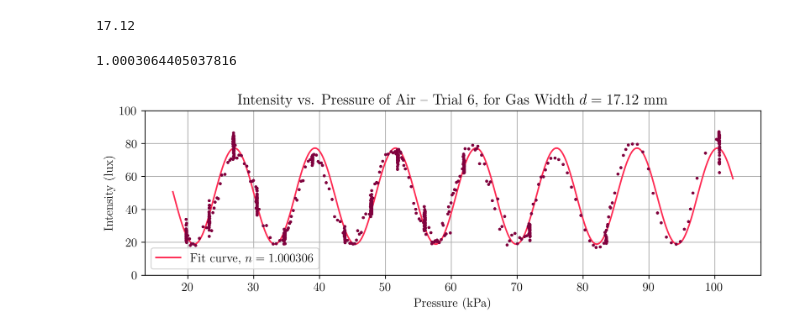
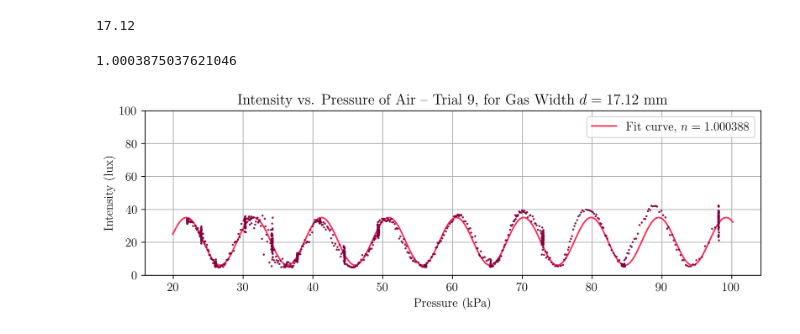
Before and after one commit to tobylee-create/5CL-Capstone, a Jupyter notebook: capstone_analysis.ipynb, the cells around one changed output. Drawn from its saved outputs; the diff is of its cells as text; code cells hidden in the pictures.

Commit message:
CO2 data

```diff
--- a/capstone_analysis.ipynb
+++ b/capstone_analysis.ipynb
@@ -226,10 +226,22 @@ trial_6_data = pd.read_csv("data/11-16-26_air_trial_6.csv")
 trial_6_pressures = trial_6_data["Data Set 1:Pressure(kPa)"]
 trial_6_intensities = trial_6_data["Data Set 1:Illumination(lux)"]
 
-trial_numbers = [2, 4, 5, 6]
-trial_pressures = [trial_2_pressures, trial_4_pressures, trial_5_pressures, trial_6_pressures]
-trial_intensities = [trial_2_intensities, trial_4_intensities, trial_5_intensities, trial_6_intensities]
-trial_intensities_err = [trial_2_intensities_err, trial_4_intensities_err, np.zeros(len(trial_5_intensities)), np.zeros(len(trial_6_intensities))]
+trial_7_data = pd.read_csv("data/11-18-26_air_trial_7.csv")
+trial_7_pressures = trial_7_data["Data Set 13:Pressure(kPa)"]
+trial_7_intensities = trial_7_data["Data Set 13:Illumination(lux)"]
+
+trial_8_data = pd.read_csv("data/11-18-26_air_trial_8.csv")
+trial_8_pressures = trial_8_data["Data Set 1:Pressure(kPa)"]
+trial_8_intensities = trial_8_data["Data Set 1:Illumination(lux)"]
+
+trial_9_data = pd.read_csv("data/11-18-26_co2_trial_1.csv")
+trial_9_pressures = trial_9_data["Data Set 1:Pressure(kPa)"]
+trial_9_intensities = trial_9_data["Data Set 1:Illumination(lux)"]
+
+trial_numbers = [2, 4, 5, 6, 7, 8, 9]
+trial_pressures = [trial_2_pressures, trial_4_pressures, trial_5_pressures, trial_6_pressures, trial_7_pressures, trial_8_pressures, trial_9_pressures]
+trial_intensities = [trial_2_intensities, trial_4_intensities, trial_5_intensities, trial_6_intensities, trial_7_intensities, trial_8_intensities, trial_9_intensities]
+#trial_intensities_err = [trial_2_intensities_err, trial_4_intensities_err, np.zeros(len(trial_5_intensities)), np.zeros(len(trial_6_intensities))]
 # %%
 def fit_curve(P, I0, k, phi, C):
     n = 1 + k * P
@@ -237,11 +249,11 @@ def fit_curve(P, I0, k, phi, C):
     #return (I0 / 2) * np.cos(n * wavevector * gas_width + phi) + C
 # %%
 for i in range(len(trial_pressures)):
-    if(trial_numbers[i] != 6):
+    if(trial_numbers[i] != 9):
         continue
     pressure = trial_pressures[i]#kpa_per_atm - trial_pressures[i]
     intensity = trial_intensities[i]
-    intensity_err = trial_intensities_err[i]
+    intensity_err = np.zeros(len(intensity))#trial_intensities_err[i]
 
     fit_bounds = scipy.optimize.Bounds(lb=[0, 0, 0, 0], ub=[100, 1e-5, 2*np.pi, 100])
 
@@ -250,33 +262,33 @@ for i in range(len(trial_pressures)):
         return np.sum((I - I_calc) ** 2)
 
     course_fit_params = scipy.optimize.differential_evolution(loss_function, bounds=fit_bounds, args=(pressure, intensity))
 
     popt, pcov = scipy.optimize.curve_fit(fit_curve, pressure, intensity, p0 = course_fit_params.x, bounds=fit_bounds, maxfev=10000)
     I0, k, phi, C = popt
     n = 1 + k * kpa_per_atm
     #print(popt)
     print(n)
 
 
 
     fig, ax = plt.subplots(1, figsize=(9, 3), layout='constrained')
 
     ax.set_xlabel("Pressure (kPa)")
     ax.set_ylabel("Intensity (lux)")
     ax.set_title(rf"Intensity vs. Pressure of Air -- Trial {trial_numbers[i]}, for Gas Width $d = {gas_width*1e3:0.2f}$ mm")
 
     ax.xaxis.set_major_locator(ticker.MultipleLocator(10))
     ax.set_ylim(0, 100)
 
-    ax.errorbar(pressure, intensity, intensity_err, color = 'xkcd:wine', markersize=2, fmt='o', capsize=0, zorder=10)
+    ax.errorbar(pressure, intensity, intensity_err, color = 'xkcd:wine', markersize=2, alpha = 0.9, markeredgecolor='none', fmt='o', capsize=0, zorder=10)
 
     xvals = np.linspace(min(pressure) - 2, max(pressure) + 2, 1000)
     ax.plot(xvals, fit_curve(xvals, *popt), color = 'xkcd:reddish pink', label = rf"Fit curve, $n = {n:0.6f}$", linewidth=1.5)
 
 
     ax.legend()
 
     fig.savefig("plots/air_trial_4_data.png", dpi=400)
 # %% [output]
-1.0003064405037816
+1.0003875037621046
-[figure, old version]
+[figure, new version]
```
Also changed, not shown: parts of 1 cell of this notebook, 3 other files.
